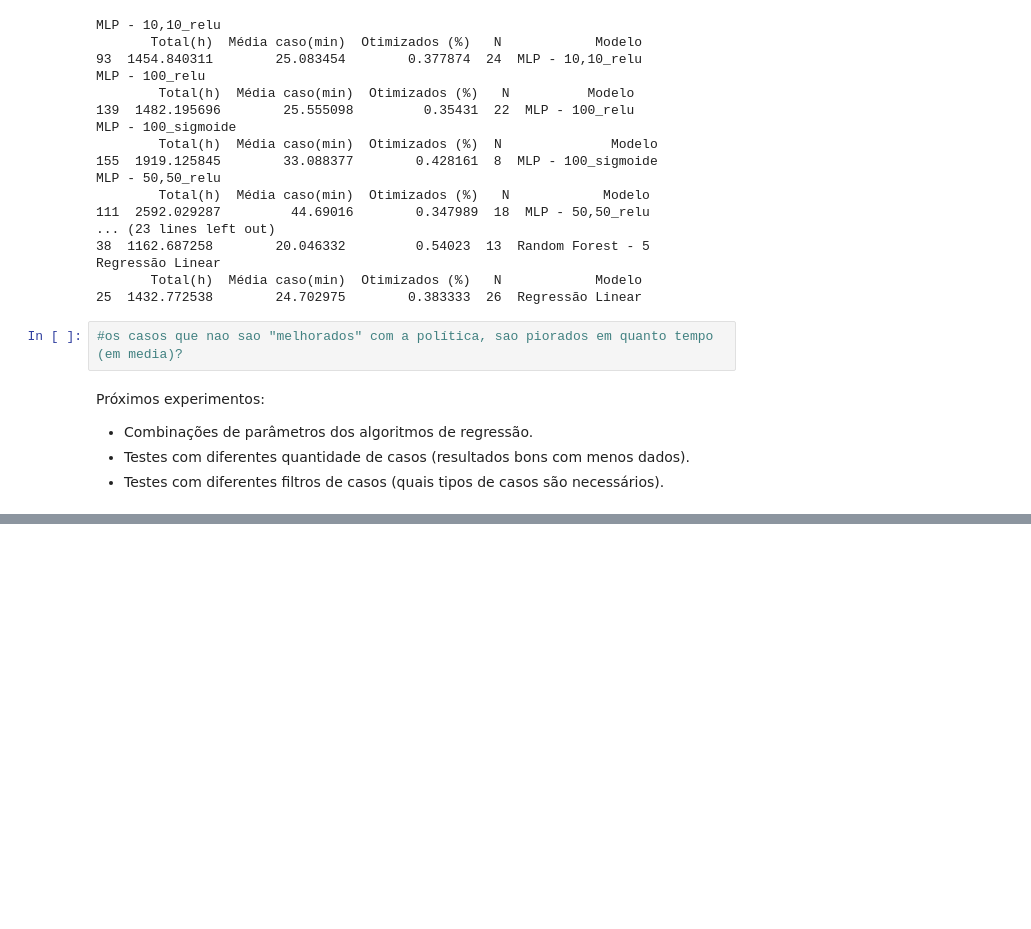
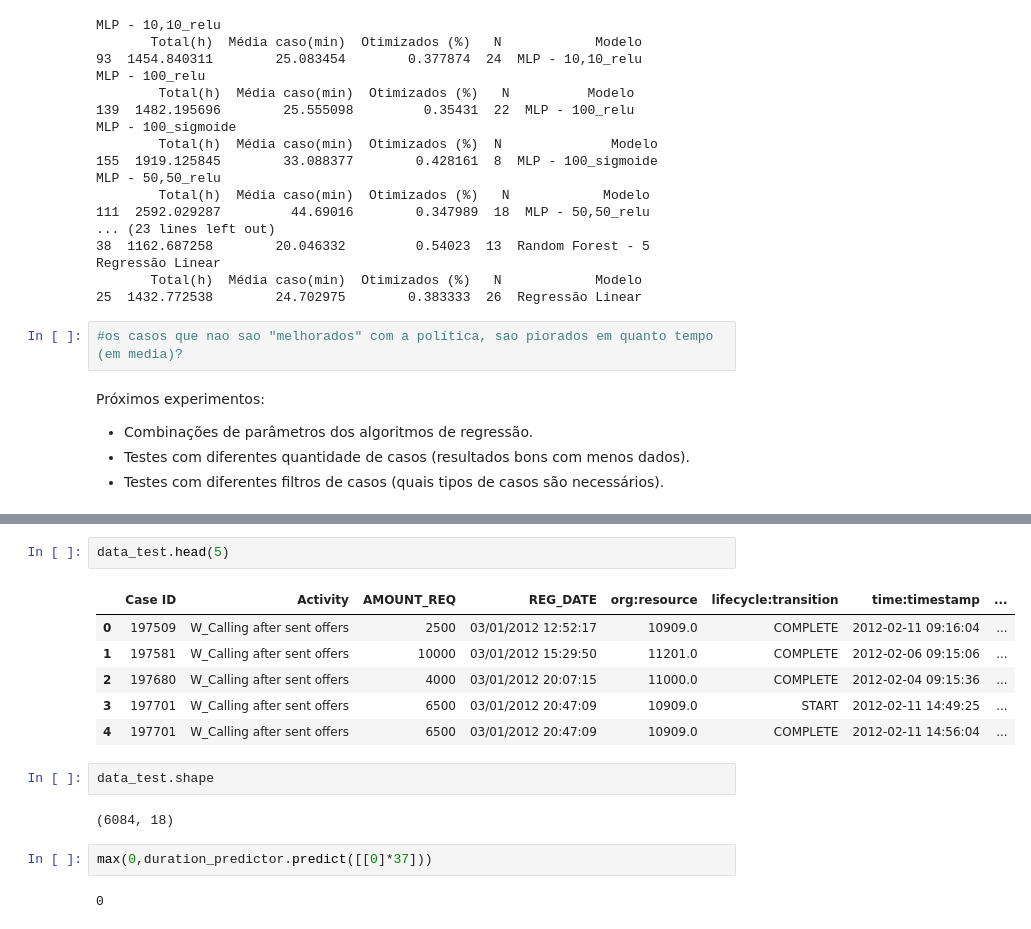
Before and after one commit to thaisneubauer/PPAR2021, a Jupyter notebook: BPI_Challenge_2012_03RL_Results'_Analysis.ipynb, the cells around one changed output, grey strips where cells are left out. Drawn from its saved outputs; the diff is of its cells as text; blank space fills up the shorter version.

```diff
--- a/BPI_Challenge_2012_03RL_Results'_Analysis.ipynb
+++ b/BPI_Challenge_2012_03RL_Results'_Analysis.ipynb
@@ -261,0 +351,17 @@ Próximos experimentos:
+# %%
+data_test.head(5)
+# %% [output]
+|  | Case ID | Activity | AMOUNT_REQ | REG_DATE | org:resource | lifecycle:transition | time:timestamp | ... |
+| 0 | 197509 | W_Calling after sent offers | 2500 | 03/01/2012 12:52:17 | 10909.0 | COMPLETE | 2012-02-11 09:16:04 | ... |
+| 1 | 197581 | W_Calling after sent offers | 10000 | 03/01/2012 15:29:50 | 11201.0 | COMPLETE | 2012-02-06 09:15:06 | ... |
+| 2 | 197680 | W_Calling after sent offers | 4000 | 03/01/2012 20:07:15 | 11000.0 | COMPLETE | 2012-02-04 09:15:36 | ... |
+| 3 | 197701 | W_Calling after sent offers | 6500 | 03/01/2012 20:47:09 | 10909.0 | START | 2012-02-11 14:49:25 | ... |
+| 4 | 197701 | W_Calling after sent offers | 6500 | 03/01/2012 20:47:09 | 10909.0 | COMPLETE | 2012-02-11 14:56:04 | ... |
+# %%
+data_test.shape
+# %% [output]
+(6084, 18)
+# %%
+max(0,duration_predictor.predict([[0]*37]))
+# %% [output]
+0
```
Also changed, not shown: parts of 20 cells of this notebook.
